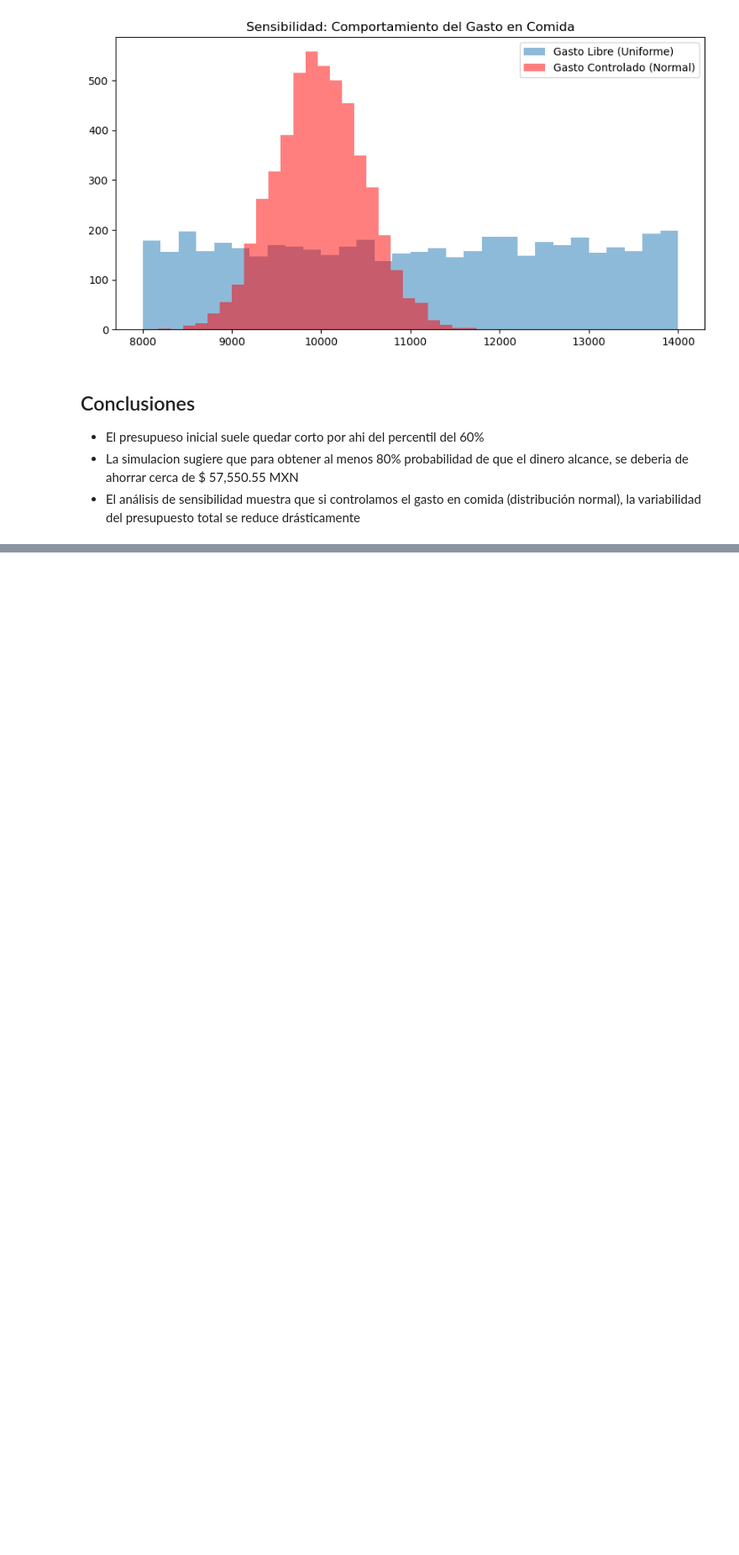
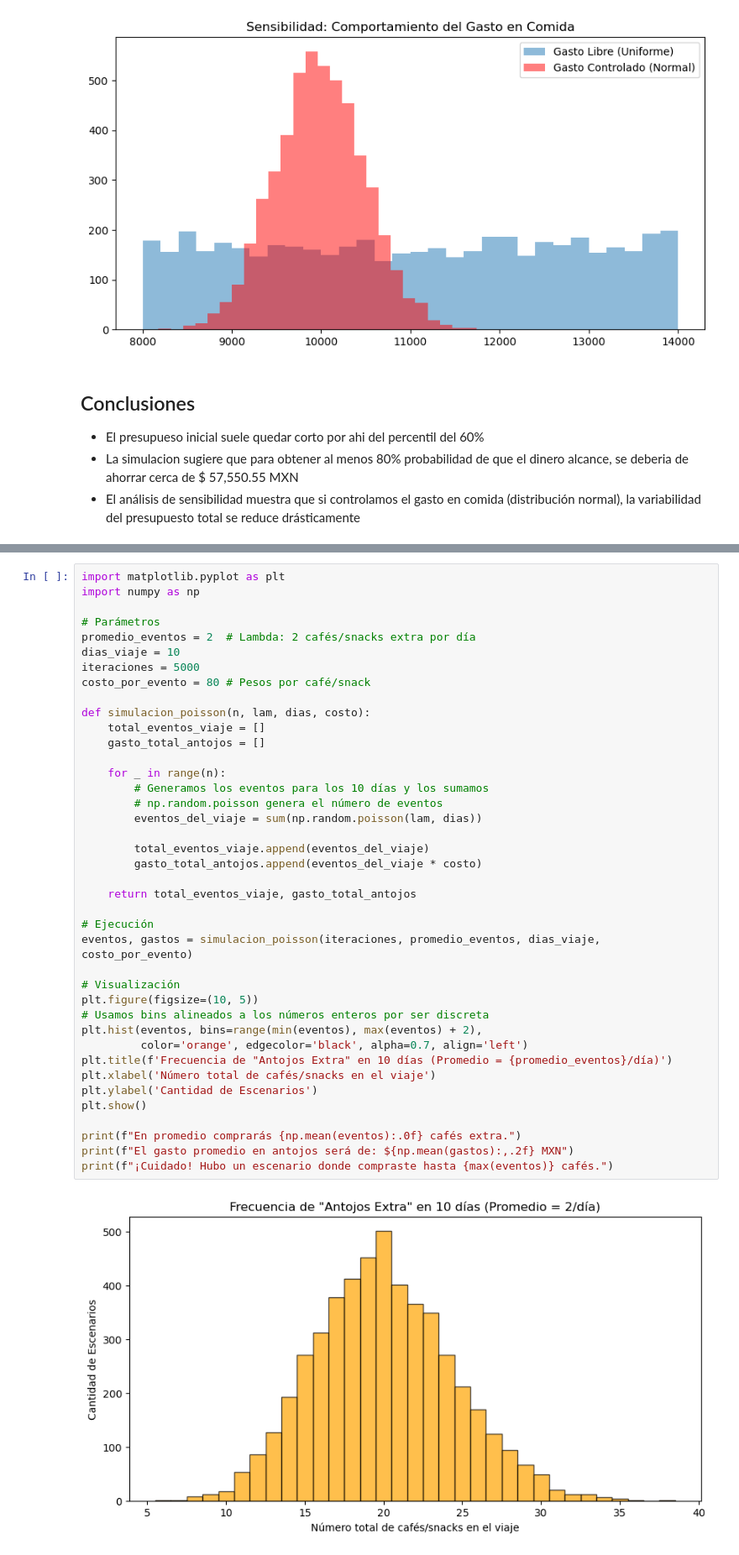
Before and after one commit to albhermo1979/EBACMX, a Jupyter notebook: EBAC/Python avanzado/Simulacion/Tarea M36-AD – Jose Alberto Hernandez Moran.ipynb, the cells around one changed output, grey strips where cells are left out. Shown at 84% size. Drawn from its saved outputs; the diff is of its cells as text; blank space fills up the shorter version.

Commit message:
Agregue una distribucion  Poisson

```diff
--- a/EBAC/Python avanzado/Simulacion/Tarea M36-AD – Jose Alberto Hernandez Moran.ipynb
+++ b/EBAC/Python avanzado/Simulacion/Tarea M36-AD – Jose Alberto Hernandez Moran.ipynb
@@ -126,0 +134,42 @@ plt.show()
+# %%
+import matplotlib.pyplot as plt
+import numpy as np
+
+# Parámetros
+promedio_eventos = 2  # Lambda: 2 cafés/snacks extra por día
+dias_viaje = 10
+iteraciones = 5000
+costo_por_evento = 80 # Pesos por café/snack
+
+def simulacion_poisson(n, lam, dias, costo):
+    total_eventos_viaje = []
+    gasto_total_antojos = []
+
+    for _ in range(n):
+        # Generamos los eventos para los 10 días y los sumamos
+        # np.random.poisson genera el número de eventos
+        eventos_del_viaje = sum(np.random.poisson(lam, dias))
+
+        total_eventos_viaje.append(eventos_del_viaje)
+        gasto_total_antojos.append(eventos_del_viaje * costo)
+
+    return total_eventos_viaje, gasto_total_antojos
+
+# Ejecución
+eventos, gastos = simulacion_poisson(iteraciones, promedio_eventos, dias_viaje, costo_por_evento)
+
+# Visualización
+plt.figure(figsize=(10, 5))
+# Usamos bins alineados a los números enteros por ser discreta
+plt.hist(eventos, bins=range(min(eventos), max(eventos) + 2),
+         color='orange', edgecolor='black', alpha=0.7, align='left')
+plt.title(f'Frecuencia de "Antojos Extra" en 10 días (Promedio = {promedio_eventos}/día)')
+plt.xlabel('Número total de cafés/snacks en el viaje')
+plt.ylabel('Cantidad de Escenarios')
+plt.show()
+
+print(f"En promedio comprarás {np.mean(eventos):.0f} cafés extra.")
+print(f"El gasto promedio en antojos será de: ${np.mean(gastos):,.2f} MXN")
+print(f"¡Cuidado! Hubo un escenario donde compraste hasta {max(eventos)} cafés.")
+# %% [output]
+[figure, added]
```
Also changed, not shown: parts of 2 cells of this notebook.
